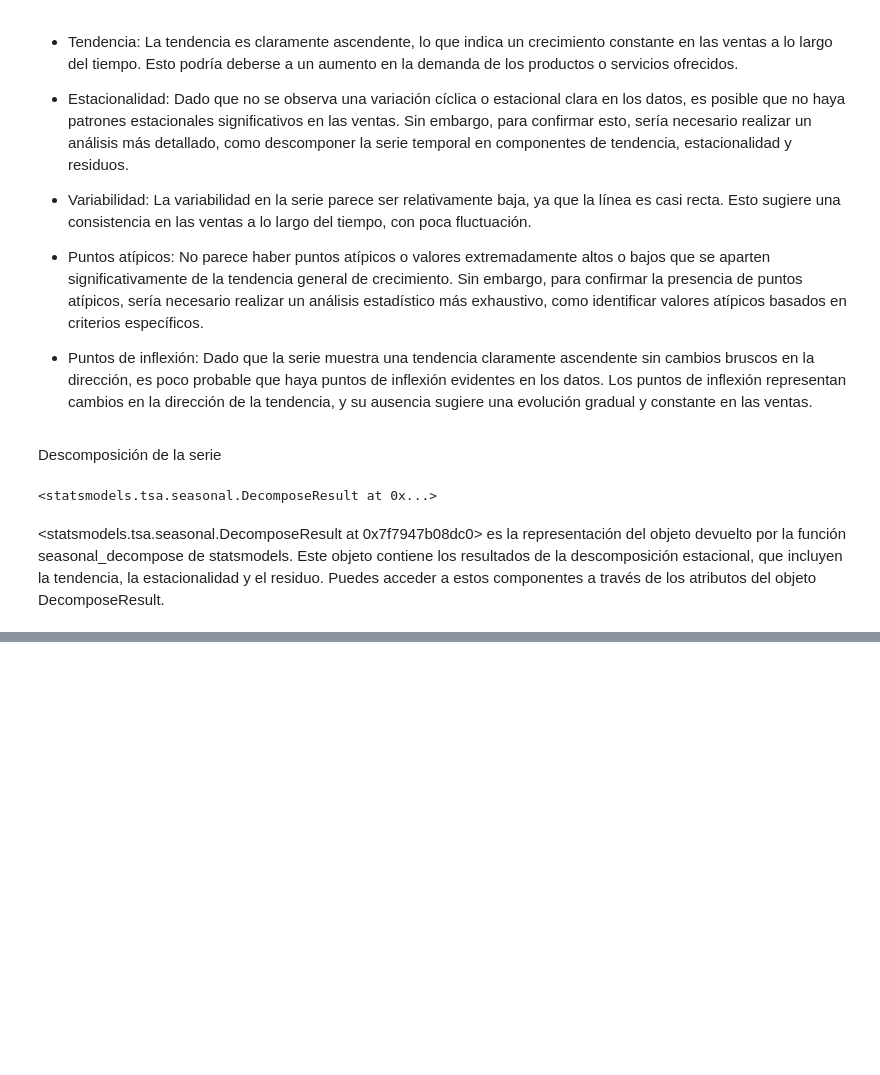
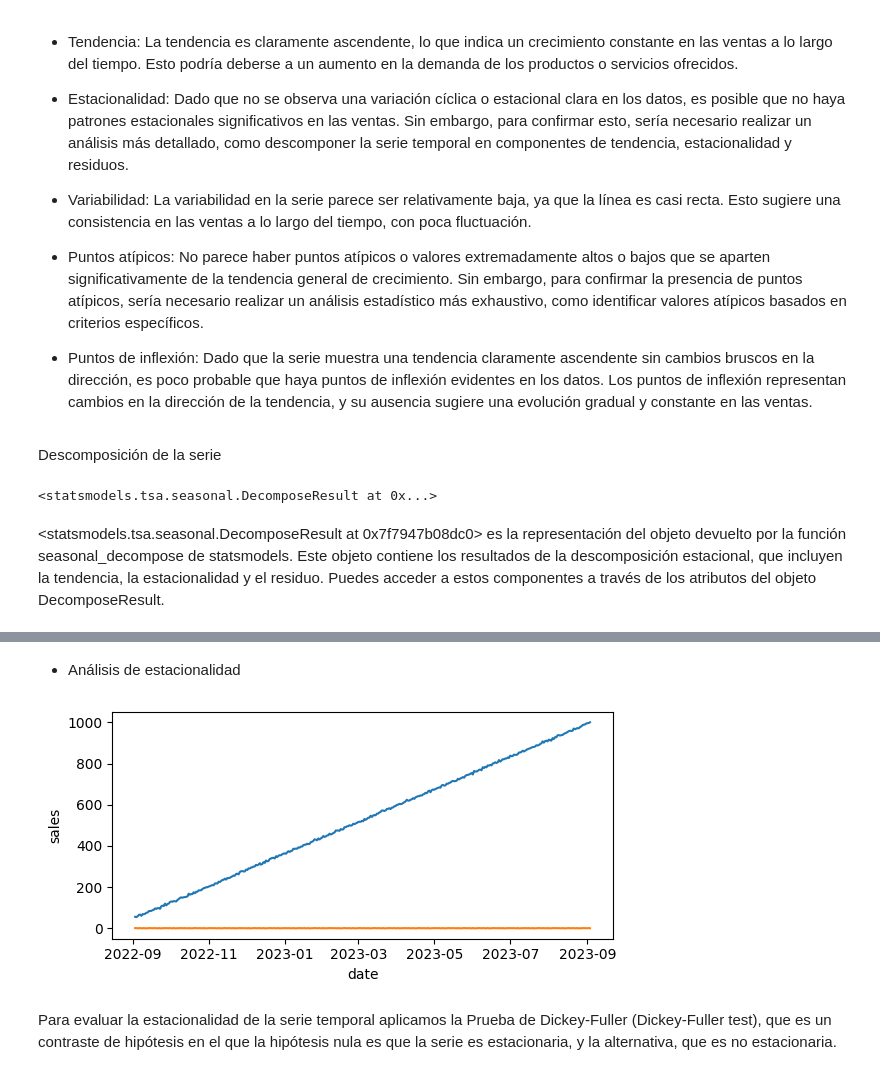
Before and after one commit to RmVa23/time-series, a Jupyter notebook: src/explore.ipynb, the cells around one changed output, grey strips where cells are left out. Saved outputs shown, nothing was run; the diff lists cells and outputs as text; code cells hidden in the pictures; blank space fills up the shorter version.

Commit message:
prueba de Dickey-Fuller

```diff
--- a/src/explore.ipynb
+++ b/src/explore.ipynb
@@ -92,0 +109,17 @@ decomposition
+# %% [markdown]
+ - Análisis de estacionalidad
+# %%
+seasonal = decomposition.seasonal
+
+fig, axis = plt.subplots(figsize = (6, 3))
+
+sns.lineplot(data = ts)
+sns.lineplot(data = seasonal)
+
+plt.tight_layout()
+
+plt.show()
+# %% [output]
+[figure, added]
+# %% [markdown]
+Para evaluar la estacionalidad de la serie temporal aplicamos la Prueba de Dickey-Fuller (Dickey-Fuller test), que es un contraste de hipótesis en el que la hipótesis nula es que la serie es estacionaria, y la alternativa, que es no estacionaria.
```
Also changed, not shown: parts of 5 cells of this notebook.
